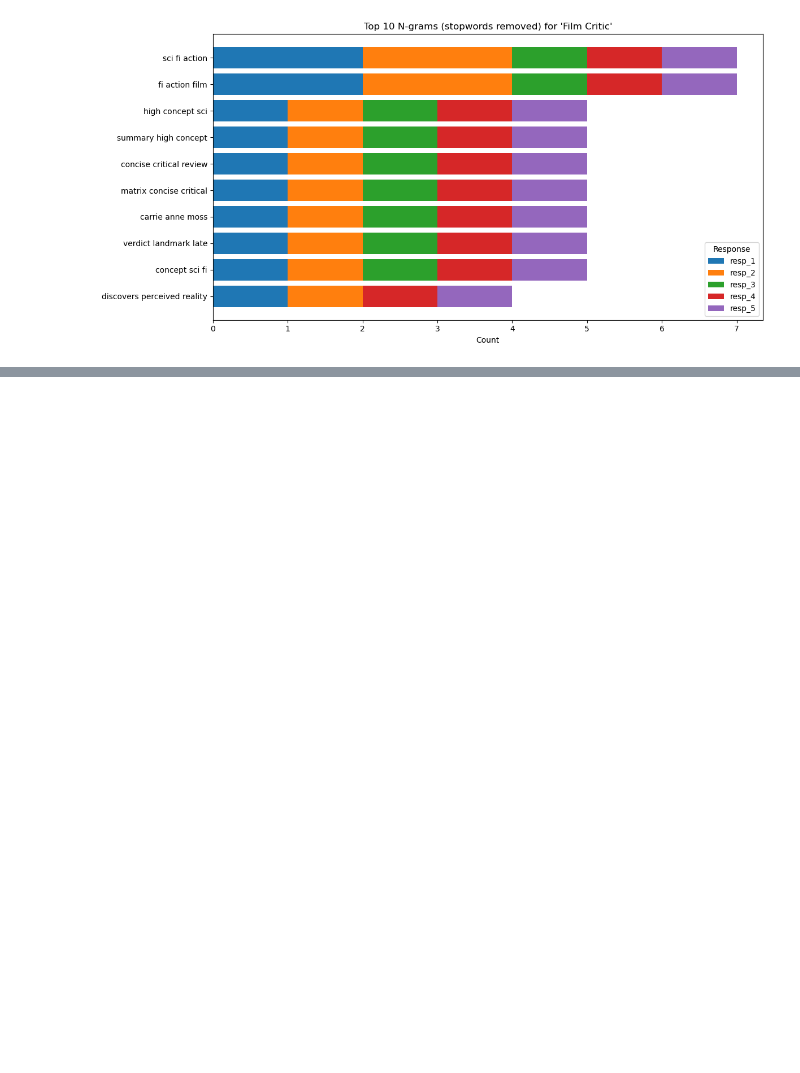
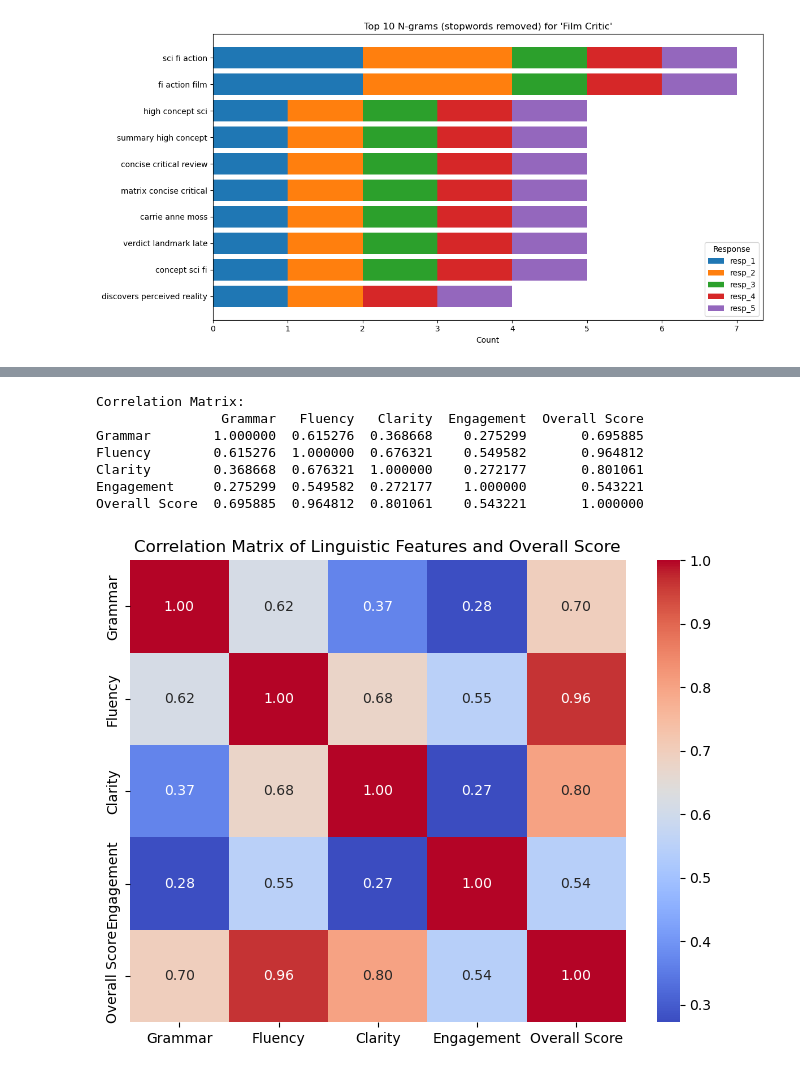
Before and after one commit to Turbulentguy/Text-Analytics, a Jupyter notebook: Admin_N_Gram.ipynb, the cells around one changed output, grey strips where cells are left out. Saved outputs shown, nothing was run; the diff lists cells and outputs as text; code cells hidden in the pictures; blank space fills up the shorter version.

Commit message:
add correlation, AI, Plagiarism

```diff
--- a/Admin_N_Gram.ipynb
+++ b/Admin_N_Gram.ipynb
@@ -336,0 +382,10 @@ plot_top_ngrams(group_trigrams_sw[act_name], act_name=act_name, top_n=10)
+# %%
+import pandas as pd
+import seaborn as sns
+import matplotlib.pyplot as plt
+
+# Load your dataset
+df = pd.read_csv('dataset.csv')  # or pd.read_excel('your_dataset.xlsx')
+
+# Show the first 5 rows
+print(df.head())
@@ -336,0 +410,24 @@ plot_top_ngrams(group_trigrams_sw[act_name], act_name=act_name, top_n=10)
+# %%
+# Select only numeric columns relevant for correlation
+numeric_cols = ['Grammar', 'Fluency', 'Clarity', 'Engagement', 'Overall Score']
+
+# Compute correlation matrix
+correlation_matrix = df[numeric_cols].corr()
+
+print("Correlation Matrix:")
+print(correlation_matrix)
+
+# Visualize correlations with a heatmap
+plt.figure(figsize=(8,6))
+sns.heatmap(correlation_matrix, annot=True, cmap='coolwarm', fmt=".2f")
+plt.title('Correlation Matrix of Linguistic Features and Overall Score')
+plt.show()
+# %% [output]
+Correlation Matrix:
+                Grammar   Fluency   Clarity  Engagement  Overall Score
+Grammar        1.000000  0.615276  0.368668    0.275299       0.695885
+Fluency        0.615276  1.000000  0.676321    0.549582       0.964812
+Clarity        0.368668  0.676321  1.000000    0.272177       0.801061
+Engagement     0.275299  0.549582  0.272177    1.000000       0.543221
+Overall Score  0.695885  0.964812  0.801061    0.543221       1.000000
+[figure, added]
```
Also changed, not shown: parts of 11 cells of this notebook.
